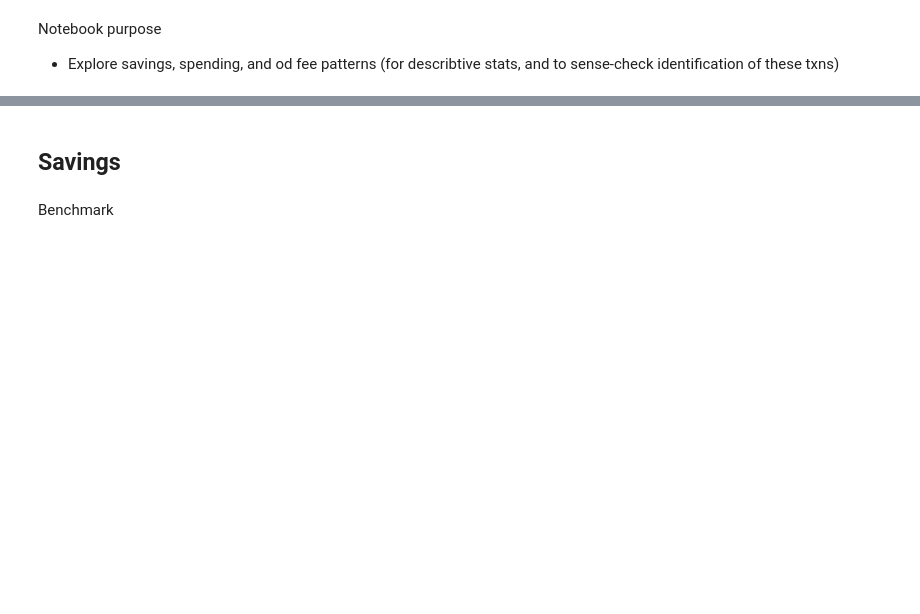
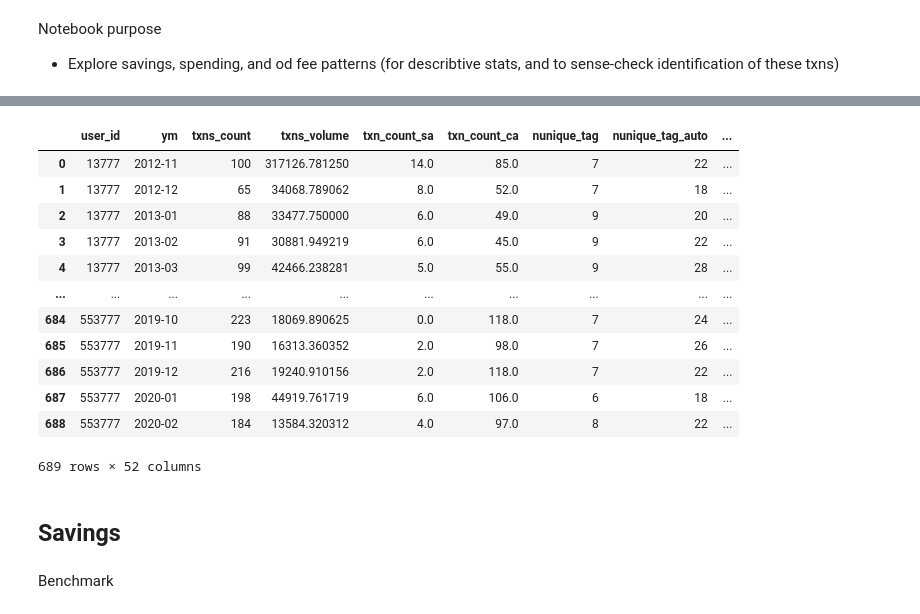
Before and after one commit to fabiangunzinger/entropy, a Jupyter notebook: notebooks/outcome_describtion.ipynb, the cells around one changed output, grey strips where cells are left out. Drawn from its saved outputs; the diff is of its cells as text; code cells hidden in the pictures; blank space fills up the shorter version.

```diff
--- a/notebooks/outcome_describtion.ipynb
+++ b/notebooks/outcome_describtion.ipynb
@@ -40,5 +50,7 @@ idx_cols = ["user_id", month]
 # %%
-df = hd.read_txn_data("X77")
-dfa = hd.read_analysis_data("X77")
+# df = hd.read_txn_data("X77")
+# dfa = hd.read_analysis_data("X77")
+dfr = hd.read_raw_data("777")
 dfs = hd.read_txn_data("777")
+dfa = hd.read_analysis_data("777")
 # %% [output]
@@ -185,3 +60,19 @@ dfs
+# %%
+dfa
+# %% [output]
+|  | user_id | ym | txns_count | txns_volume | txn_count_sa | txn_count_ca | nunique_tag | nunique_tag_auto | ... |
+| 0 | 13777 | 2012-11 | 100 | 317126.781250 | 14.0 | 85.0 | 7 | 22 | ... |
+| 1 | 13777 | 2012-12 | 65 | 34068.789062 | 8.0 | 52.0 | 7 | 18 | ... |
+| 2 | 13777 | 2013-01 | 88 | 33477.750000 | 6.0 | 49.0 | 9 | 20 | ... |
+| 3 | 13777 | 2013-02 | 91 | 30881.949219 | 6.0 | 45.0 | 9 | 22 | ... |
+| 4 | 13777 | 2013-03 | 99 | 42466.238281 | 5.0 | 55.0 | 9 | 28 | ... |
+| ... | ... | ... | ... | ... | ... | ... | ... | ... | ... |
+| 684 | 553777 | 2019-10 | 223 | 18069.890625 | 0.0 | 118.0 | 7 | 24 | ... |
+| 685 | 553777 | 2019-11 | 190 | 16313.360352 | 2.0 | 98.0 | 7 | 26 | ... |
+| 686 | 553777 | 2019-12 | 216 | 19240.910156 | 2.0 | 118.0 | 7 | 22 | ... |
+| 687 | 553777 | 2020-01 | 198 | 44919.761719 | 6.0 | 106.0 | 6 | 18 | ... |
+| 688 | 553777 | 2020-02 | 184 | 13584.320312 | 4.0 | 97.0 | 8 | 22 | ... |
+689 rows × 52 columns
 # %%
 def add_salary_identifier(df):
     df["is_salary_pmt"] = df.tag_auto.str.contains("salary") & ~df.debit
```
Also changed, not shown: parts of 13 cells of this notebook, 7 other files.
